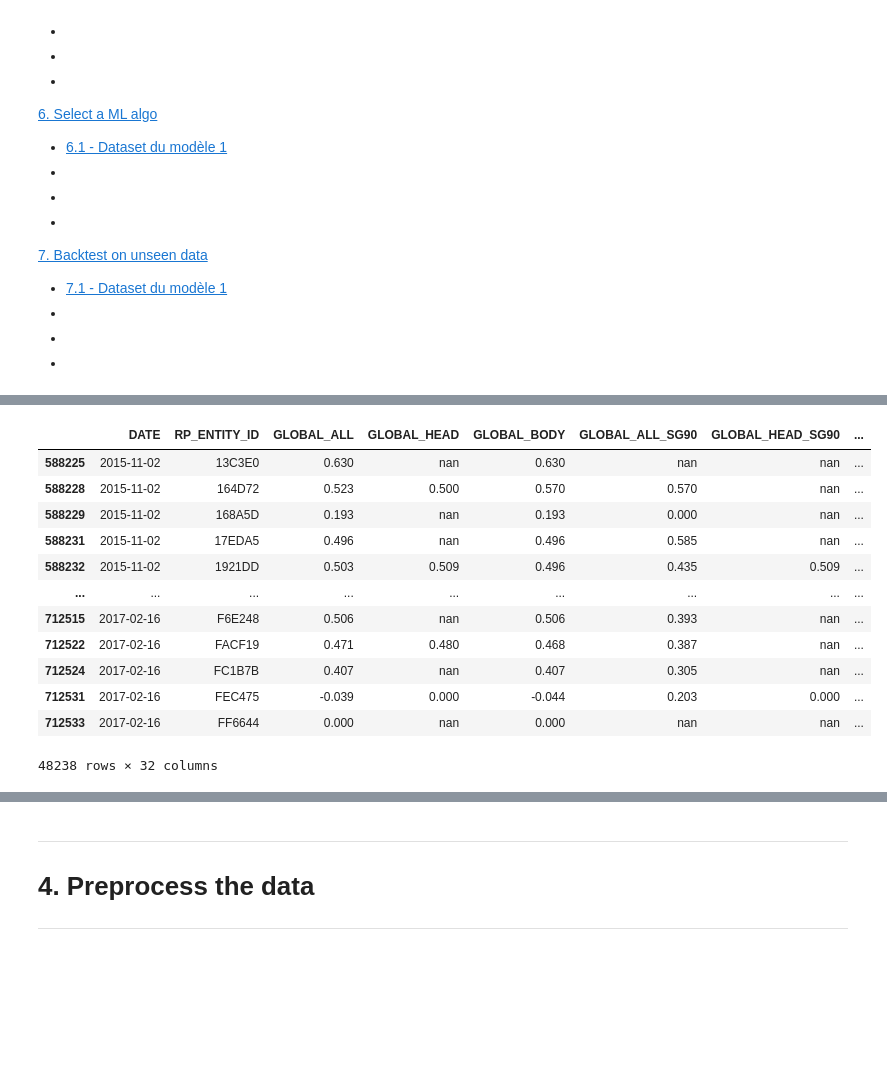
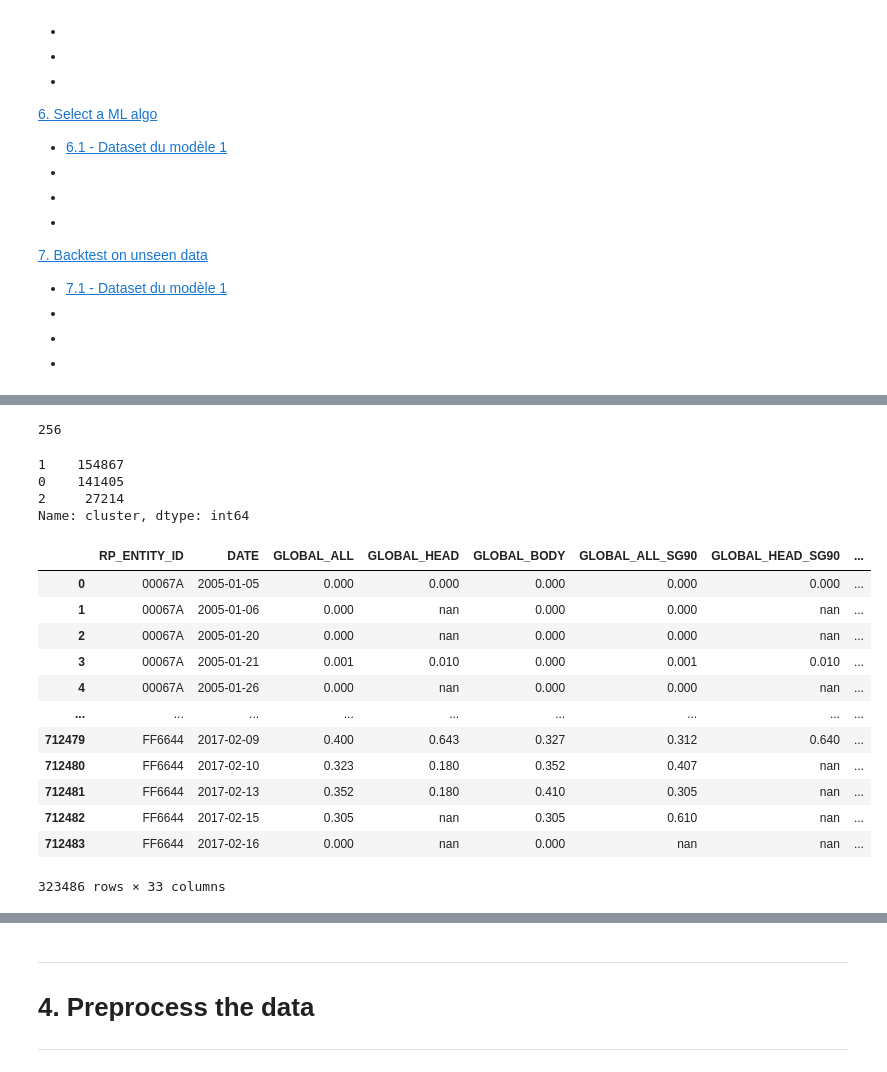
Before and after one commit to STF-R/RP_Challenge, a Jupyter notebook: Ravenpack_model.ipynb, the cells around one changed output, grey strips where cells are left out. Drawn from its saved outputs; the diff is of its cells as text; code cells hidden in the pictures; blank space fills up the shorter version.

```diff
--- a/Ravenpack_model.ipynb
+++ b/Ravenpack_model.ipynb
@@ -199,16 +183,4 @@ df_train_valid_inter
-# %%
-df_test
-# %% [output]
-|  | DATE | RP_ENTITY_ID | GLOBAL_ALL | GLOBAL_HEAD | GLOBAL_BODY | GLOBAL_ALL_SG90 | GLOBAL_HEAD_SG90 | ... |
-| 588225 | 2015-11-02 | 13C3E0 | 0.630 | nan | 0.630 | nan | nan | ... |
-| 588228 | 2015-11-02 | 164D72 | 0.523 | 0.500 | 0.570 | 0.570 | nan | ... |
-| 588229 | 2015-11-02 | 168A5D | 0.193 | nan | 0.193 | 0.000 | nan | ... |
-| 588231 | 2015-11-02 | 17EDA5 | 0.496 | nan | 0.496 | 0.585 | nan | ... |
-| 588232 | 2015-11-02 | 1921DD | 0.503 | 0.509 | 0.496 | 0.435 | 0.509 | ... |
-| ... | ... | ... | ... | ... | ... | ... | ... | ... |
-| 712515 | 2017-02-16 | F6E248 | 0.506 | nan | 0.506 | 0.393 | nan | ... |
-| 712522 | 2017-02-16 | FACF19 | 0.471 | 0.480 | 0.468 | 0.387 | nan | ... |
-| 712524 | 2017-02-16 | FC1B7B | 0.407 | nan | 0.407 | 0.305 | nan | ... |
-| 712531 | 2017-02-16 | FEC475 | -0.039 | 0.000 | -0.044 | 0.203 | 0.000 | ... |
-| 712533 | 2017-02-16 | FF6644 | 0.000 | nan | 0.000 | nan | nan | ... |
-48238 rows × 32 columns
+# %%
+len(list_asset)
+# %% [output]
+256
@@ -214,0 +194,23 @@ df_test
+# %%
+df0['cluster'].value_counts()
+# %% [output]
+1    154867
+0    141405
+2     27214
+Name: cluster, dtype: int64
+# %%
+df0
+# %% [output]
+|  | RP_ENTITY_ID | DATE | GLOBAL_ALL | GLOBAL_HEAD | GLOBAL_BODY | GLOBAL_ALL_SG90 | GLOBAL_HEAD_SG90 | ... |
+| 0 | 00067A | 2005-01-05 | 0.000 | 0.000 | 0.000 | 0.000 | 0.000 | ... |
+| 1 | 00067A | 2005-01-06 | 0.000 | nan | 0.000 | 0.000 | nan | ... |
+| 2 | 00067A | 2005-01-20 | 0.000 | nan | 0.000 | 0.000 | nan | ... |
+| 3 | 00067A | 2005-01-21 | 0.001 | 0.010 | 0.000 | 0.001 | 0.010 | ... |
+| 4 | 00067A | 2005-01-26 | 0.000 | nan | 0.000 | 0.000 | nan | ... |
+| ... | ... | ... | ... | ... | ... | ... | ... | ... |
+| 712479 | FF6644 | 2017-02-09 | 0.400 | 0.643 | 0.327 | 0.312 | 0.640 | ... |
+| 712480 | FF6644 | 2017-02-10 | 0.323 | 0.180 | 0.352 | 0.407 | nan | ... |
+| 712481 | FF6644 | 2017-02-13 | 0.352 | 0.180 | 0.410 | 0.305 | nan | ... |
+| 712482 | FF6644 | 2017-02-15 | 0.305 | nan | 0.305 | 0.610 | nan | ... |
+| 712483 | FF6644 | 2017-02-16 | 0.000 | nan | 0.000 | nan | nan | ... |
+323486 rows × 33 columns
```
Also changed, not shown: parts of 28 cells of this notebook, 2 other files.
